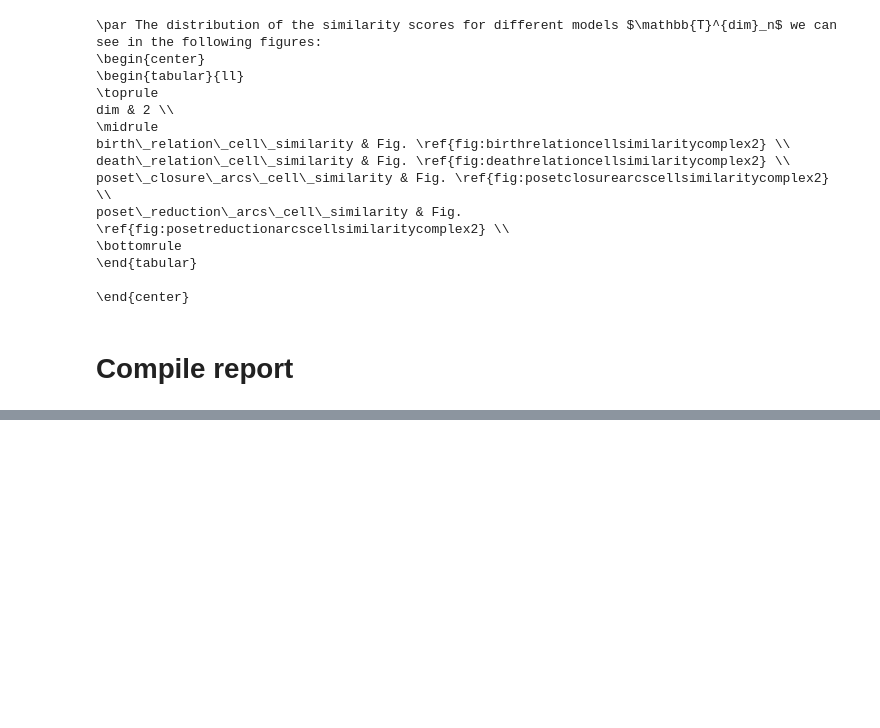
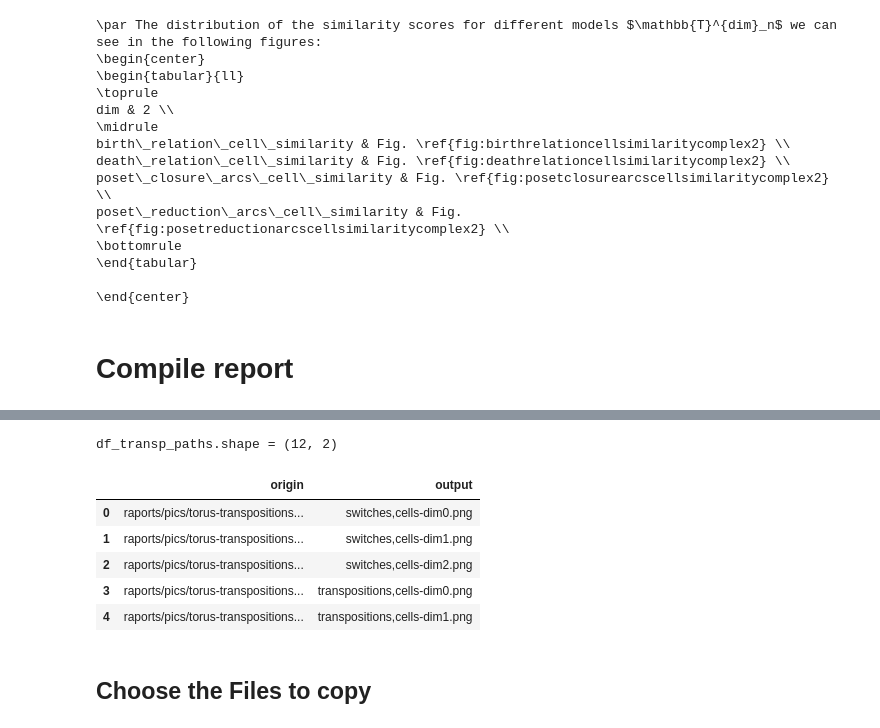
Before and after one commit to zimfv/depth-poset, a Jupyter notebook: notebooks/Analyze Transpositions between Extended Barycentric Cubical Toruses.ipynb, the cells around one changed output, grey strips where cells are left out. Saved outputs shown, nothing was run; the diff lists cells and outputs as text; code cells hidden in the pictures; blank space fills up the shorter version.

```diff
--- a/notebooks/Analyze Transpositions between Extended Barycentric Cubical Toruses.ipynb
+++ b/notebooks/Analyze Transpositions between Extended Barycentric Cubical Toruses.ipynb
@@ -691,0 +782,9 @@ os.chdir('..')
+# %%
+input_path_transp = 'raports/pics/torus-transpositions-extended'
+
+if os.path.exists(input_path_transp):
+    transp_filenames = os.listdir(input_path_transp)
+else:
+    transp_filenames = []
+
+transp_paths = pd.Series(transp_filenames).apply(lambda filename: os.path.join(input_path_transp, filename))
@@ -691,0 +813,34 @@ os.chdir('..')
+# %%
+transp_file_formats = pd.Series({
+    'switches,cells-dim{dim}.png': 'raports/pics/torus-transpositions-extended/transposition-types-complex-dim2-subposet-dim{dim}-drop-no-switches-True.png',
+    'transpositions,cells-dim{dim}.png': 'raports/pics/torus-transpositions-extended/transposition-types-complex-dim2-subposet-dim{dim}-drop-no-switches-False.png',
+    'reduced,cell-dim{dim},similarity.png': 'raports/pics/torus-transpositions-extended/score-poset-reduction-arcs-cell-similarity-complex-dim2-transpositions-dim{dim}.png',
+    'poset,cell-dim{dim},similarity.png': 'raports/pics/torus-transpositions-extended/score-poset-closure-arcs-cell-similarity-complex-dim2-transpositions-dim{dim}.png',
+})
+# %%
+df_transp_paths = pd.concat([
+    pd.DataFrame({
+        'origin': transp_paths,
+        'template': key,
+        'parameters': transp_paths.apply(lambda s: match_format(s, value))
+    }) for key, value in transp_file_formats.items()
+])
+df_transp_paths = df_transp_paths[~df_transp_paths['parameters'].isna()]
+df_transp_paths = df_transp_paths.reset_index(drop=True)
+
+df_transp_paths['output'] = df_transp_paths.apply(lambda row: row['template'].format(**row['parameters']), axis=1)
+
+df_transp_paths = df_transp_paths[['origin', 'output']]
+
+print(f'df_transp_paths.shape = {df_transp_paths.shape}')
+df_transp_paths.head()
+# %% [output]
+df_transp_paths.shape = (12, 2)
+|  | origin | output |
+| 0 | raports/pics/torus-transpositions... | switches,cells-dim0.png |
+| 1 | raports/pics/torus-transpositions... | switches,cells-dim1.png |
+| 2 | raports/pics/torus-transpositions... | switches,cells-dim2.png |
+| 3 | raports/pics/torus-transpositions... | transpositions,cells-dim0.png |
+| 4 | raports/pics/torus-transpositions... | transpositions,cells-dim1.png |
+# %% [markdown]
+## Choose the Files to copy
```
Also changed, not shown: parts of 21 cells of this notebook, 1 other file.
